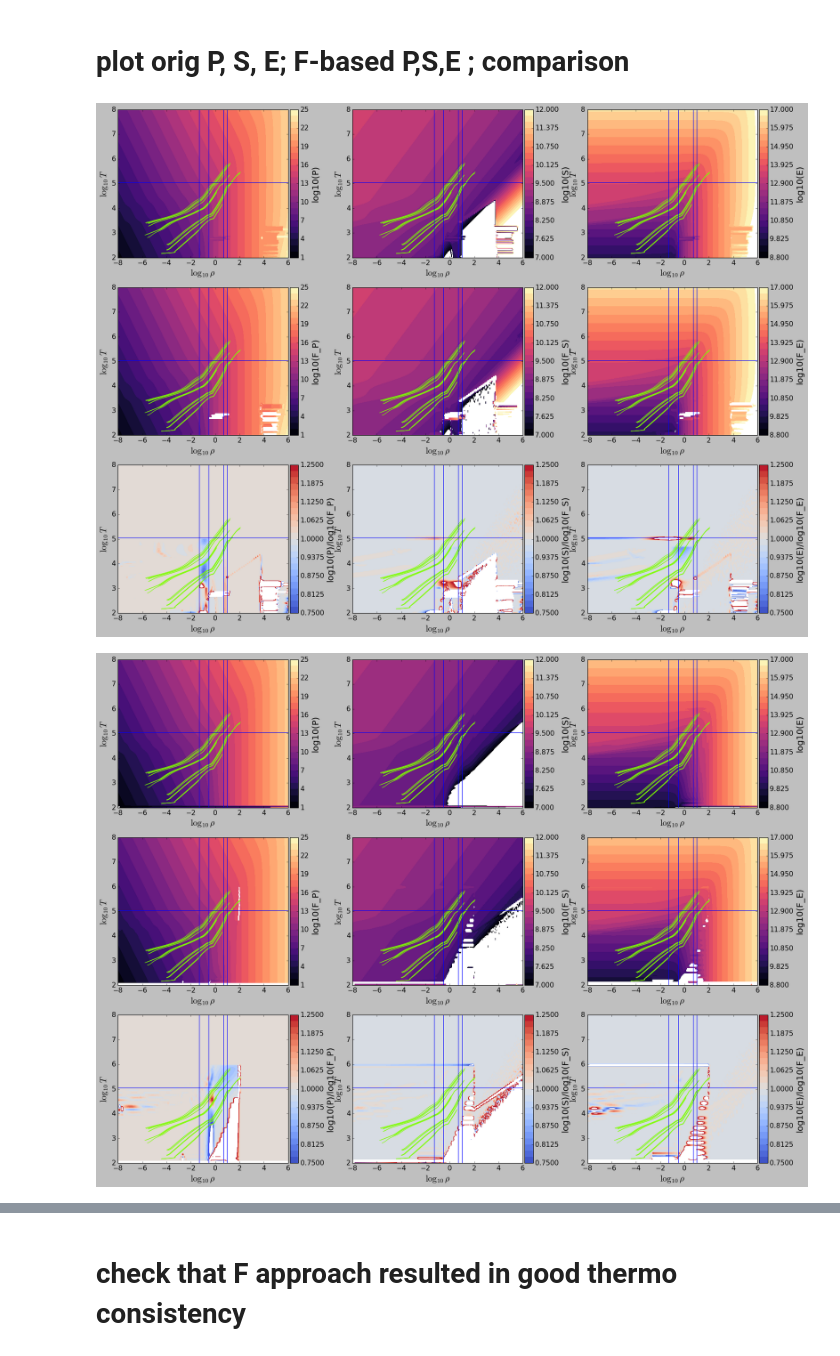
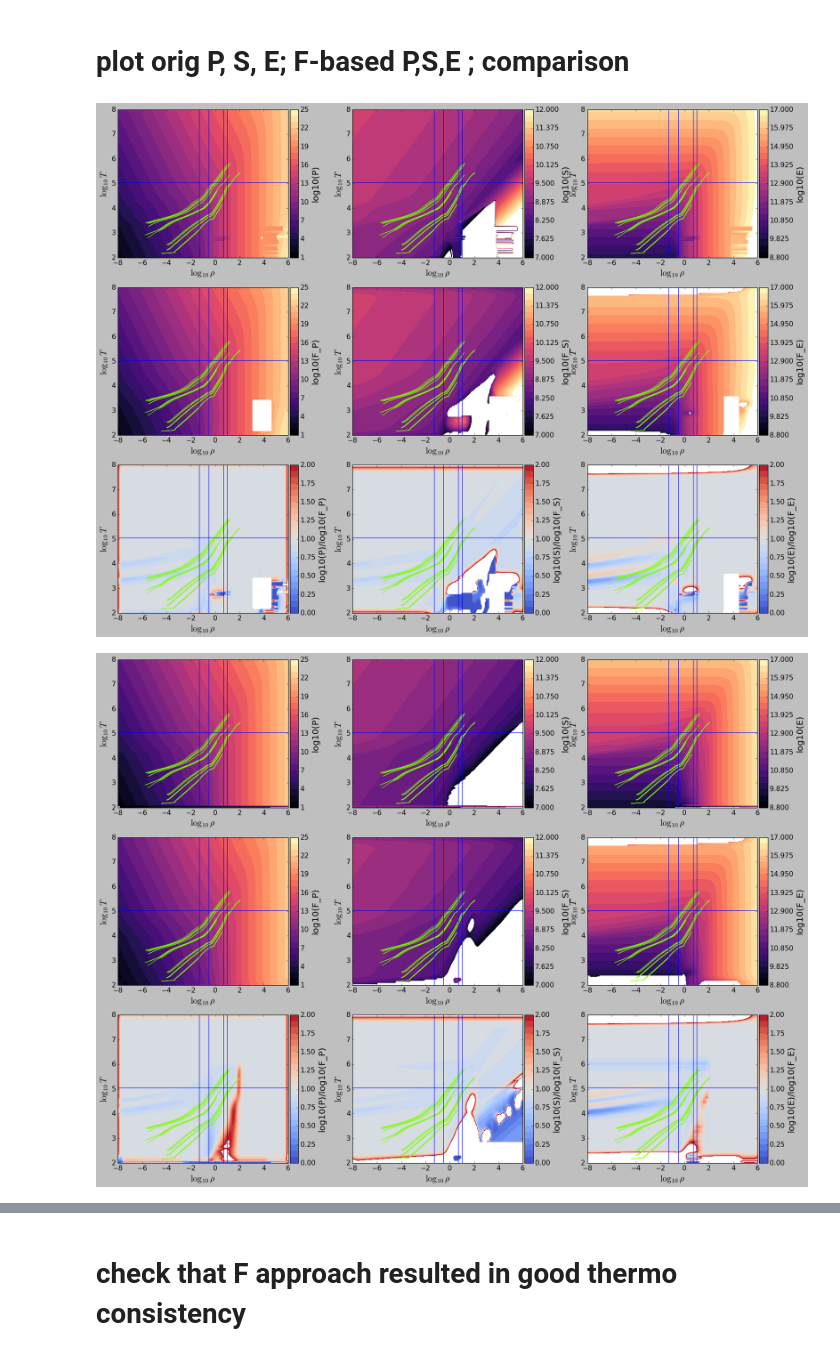
Before and after one commit to esandford/giant_planets, a Jupyter notebook: MESA_EoS/thermo_consistency/F_approach.ipynb, the cells around one changed output, grey strips where cells are left out. Saved outputs shown, nothing was run; the diff lists cells and outputs as text; code cells hidden in the pictures.

```diff
--- a/MESA_EoS/thermo_consistency/F_approach.ipynb
+++ b/MESA_EoS/thermo_consistency/F_approach.ipynb
@@ -31,10 +31,10 @@ import decimal
 # %%
 profiles = meos.load_sample_planet_profiles(Minit=np.array((1.09,7.59,20.0)), Rinit=2.0, Zinit=0.025, comps=['uniform','inert_core'], Sinit=np.array((9.0,11.0)), alphas=2.0, ages=np.array((1.e6,1.e10)))
 # %%
-cms19_H = meos.CMStable("../2021_chabrier+_tables/TABLE_H_Trho_v1",units='cgs')
+cms19_H = meos.CMStable("../2021_chabrier+_tables/TABLE_H_Trho_v1",units='cgs',F_smoothing_kernel=3)
 meos.plot_PSE(cms19_H, 10**cms19_H.log10Pgrid,10**cms19_H.log10Sgrid,10**cms19_H.log10Ugrid,plot_tracks=True)
 
-cms19_He = meos.CMStable("../2021_chabrier+_tables/TABLE_HE_Trho_v1",units='cgs')
+cms19_He = meos.CMStable("../2021_chabrier+_tables/TABLE_HE_Trho_v1",units='cgs',F_smoothing_kernel=3)
 #meos.plot_PSE(cms19_He, 10**cms19_He.log10Pgrid,10**cms19_He.log10Sgrid,10**cms19_He.log10Ugrid,plot_tracks=True)
 
 new_P, new_S, new_E = meos.interpolate_problematic_values(cms19_He,bad_rho_idxs=np.arange(193,203), bad_T_idxs=[79,80,81])
@@ -85,21 +85,22 @@ meos.contourf_sublots_with_colorbars(nRow=1, nCol=3,
 # %%
 meos.contourf_sublots_with_colorbars(nRow=3, nCol=3,
                                 xs=cms19_H.log10rhogrid,
                                 ys=cms19_H.log10Tgrid,
                                 zs=[cms19_H.log10Pgrid,cms19_H.log10Sgrid,cms19_H.log10Ugrid,\
                                     cms19_H.F_log10Pgrid,cms19_H.F_log10Sgrid,cms19_H.F_log10Egrid,
                                     10**cms19_H.log10Pgrid/10**cms19_H.F_log10Pgrid,10**cms19_H.log10Sgrid/10**cms19_H.F_log10Sgrid,10**cms19_H.log10Ugrid/10**cms19_H.F_log10Egrid],
                                 xlims=(-8,6),
                                 ylims=(2,8),
-                                zlims=[(1,25),(7,12),(8.8,17),(1,25),(7,12),(8.8,17),(0.75,1.25),(0.75,1.25),(0.75,1.25)],
+                                zlims=[(1,25),(7,12),(8.8,17),(1,25),(7,12),(8.8,17),(0,2),(0,2),(0,2)],
+                                #zlims=None,
                                 levels=25,
                                 xlabels=r'$\log_{10}\rho$',
                                 ylabels=r'$\log_{10}T$',
                                 zlabels=['log10(P)','log10(S)','log10(E)','log10(F_P)','log10(F_S)','log10(F_E)','log10(P)/log10(F_P)','log10(S)/log10(F_S)','log10(E)/log10(F_E)'],
                                 cmap=['magma','magma','magma','magma','magma','magma','coolwarm','coolwarm','coolwarm'], vlines=None, hlines=None, otherlines_x=[prof['logRho'] for prof in profiles], otherlines_y=[prof['logT'] for prof in profiles],
                                 species='H', plot_interpolation_lines=True, savename=None)
 # %% [output]
-[figure, old version]
+[figure, new version]
 # %%
 meos.contourf_sublots_with_colorbars(nRow=3, nCol=3,
                                 xs=cms19_He.log10rhogrid,
@@ -109,7 +110,7 @@ meos.contourf_sublots_with_colorbars(nRow=3, nCol=3,
                                     10**cms19_He.log10Pgrid/10**cms19_He.F_log10Pgrid,10**cms19_He.log10Sgrid/10**cms19_He.F_log10Sgrid,10**cms19_He.log10Ugrid/10**cms19_He.F_log10Egrid],
                                 xlims=(-8,6),
                                 ylims=(2,8),
-                                zlims=[(1,25),(7,12),(8.8,17),(1,25),(7,12),(8.8,17),(0.75,1.25),(0.75,1.25),(0.75,1.25)],
+                                zlims=[(1,25),(7,12),(8.8,17),(1,25),(7,12),(8.8,17),(0,2),(0,2),(0,2)],
                                 levels=25,
                                 xlabels=r'$\log_{10}\rho$',
                                 ylabels=r'$\log_{10}T$',
@@ -117,7 +118,7 @@ meos.contourf_sublots_with_colorbars(nRow=3, nCol=3,
                                 cmap=['magma','magma','magma','magma','magma','magma','coolwarm','coolwarm','coolwarm'], vlines=None, hlines=None, otherlines_x=[prof['logRho'] for prof in profiles], otherlines_y=[prof['logT'] for prof in profiles],
                                 species='H', plot_interpolation_lines=True, savename=None)
 # %% [output]
-[figure, old version]
+[figure, new version]
 # %%
 meos.contourf_sublots_with_colorbars(nRow=3, nCol=3,
                                 xs=Z.log10rhogrid,
```
Also changed, not shown: parts of 5 cells of this notebook, 1 other file.
